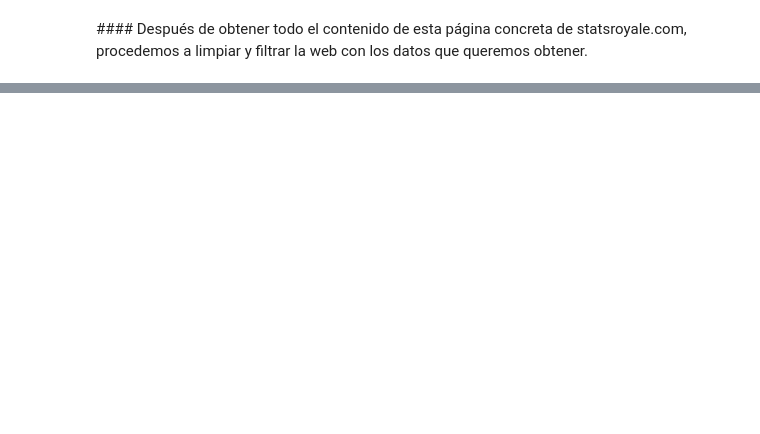
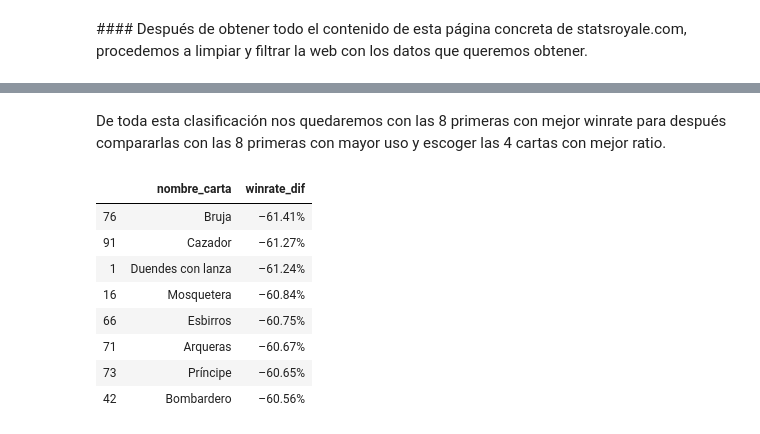
Before and after one commit to ta-datapt-bcn/project-web, a Jupyter notebook: Clash Royale Project.ipynb, the cells around one changed output, grey strips where cells are left out. Drawn from its saved outputs; the diff is of its cells as text; code cells hidden in the pictures; blank space fills up the shorter version.

```diff
--- a/Clash Royale Project.ipynb
+++ b/Clash Royale Project.ipynb
@@ -72,0 +79,4 @@ print(row_cards)
+# %%
+pd.set_option('display.max_rows', 100)
+
+colnames = ['nombre_carta','u1','winrate','u2','%winrate','winrate_dif','u3','u4','u5','u6','u7','uso','u8','u9','%uso','uso_dif','u10','u11','u12','u13','u14','crear_mazo']
@@ -72,0 +85,2 @@ print(row_cards)
+# %%
+croyale_cards_df = pd.DataFrame(row_cards[:], columns = colnames)
@@ -72,0 +119,19 @@ print(row_cards)
+# %%
+winrate_cards_df_clean = croyale_cards_df[['nombre_carta','winrate_dif']]
+# %%
+winrate_ranking = winrate_cards_df_clean.sort_values(by = 'winrate_dif', ascending=False)
+# %% [markdown]
+De toda esta clasificación nos quedaremos con las 8 primeras con mejor winrate para después compararlas con las 8 primeras con mayor uso y escoger las 4 cartas con mejor ratio.
+# %%
+top8_winrate_cards = winrate_ranking.iloc[:8]
+top8_winrate_cards
+# %% [output]
+|  | nombre_carta | winrate_dif |
+| 76 | Bruja | –61.41% |
+| 91 | Cazador | –61.27% |
+| 1 | Duendes con lanza | –61.24% |
+| 16 | Mosquetera | –60.84% |
+| 66 | Esbirros | –60.75% |
+| 71 | Arqueras | –60.67% |
+| 73 | Príncipe | –60.65% |
+| 42 | Bombardero | –60.56% |
```
Also changed, not shown: parts of 25 cells of this notebook.
